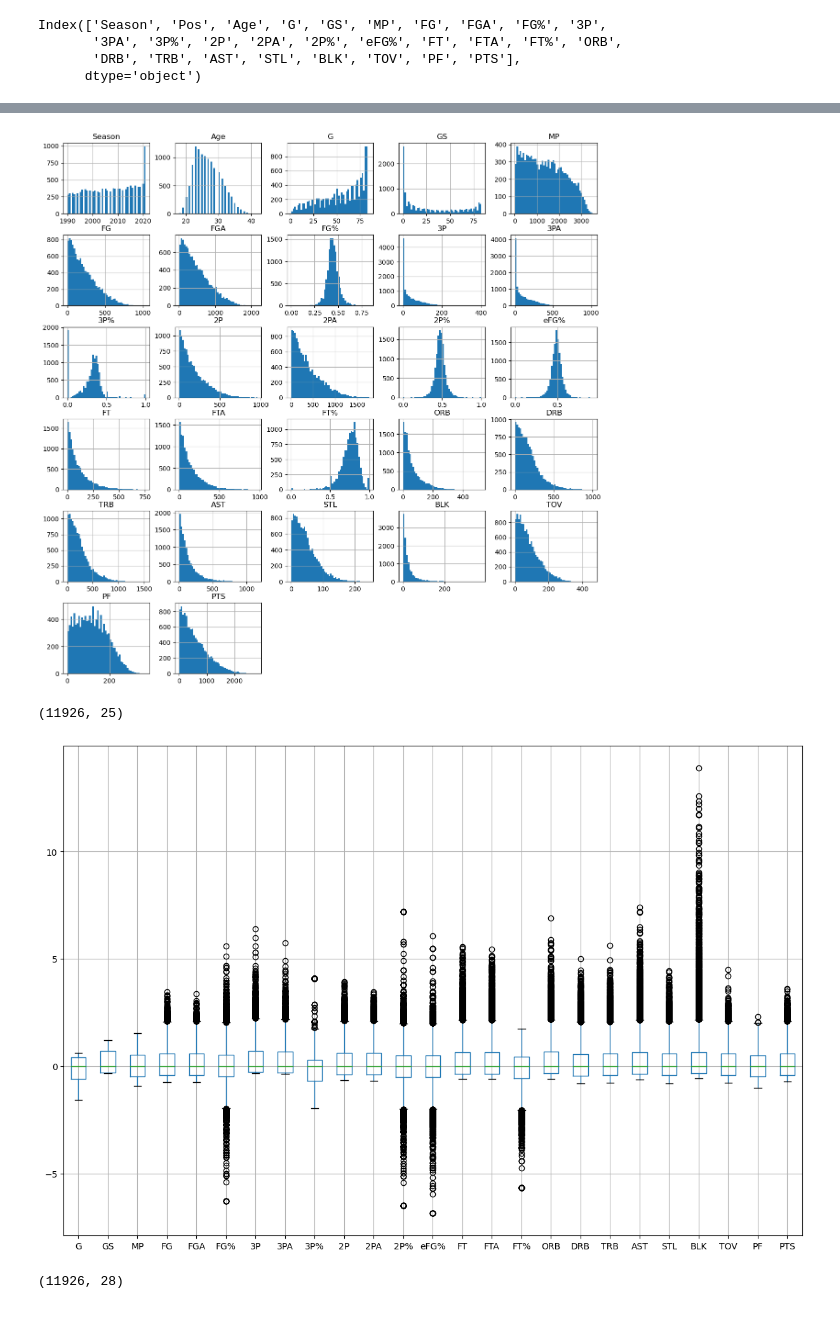
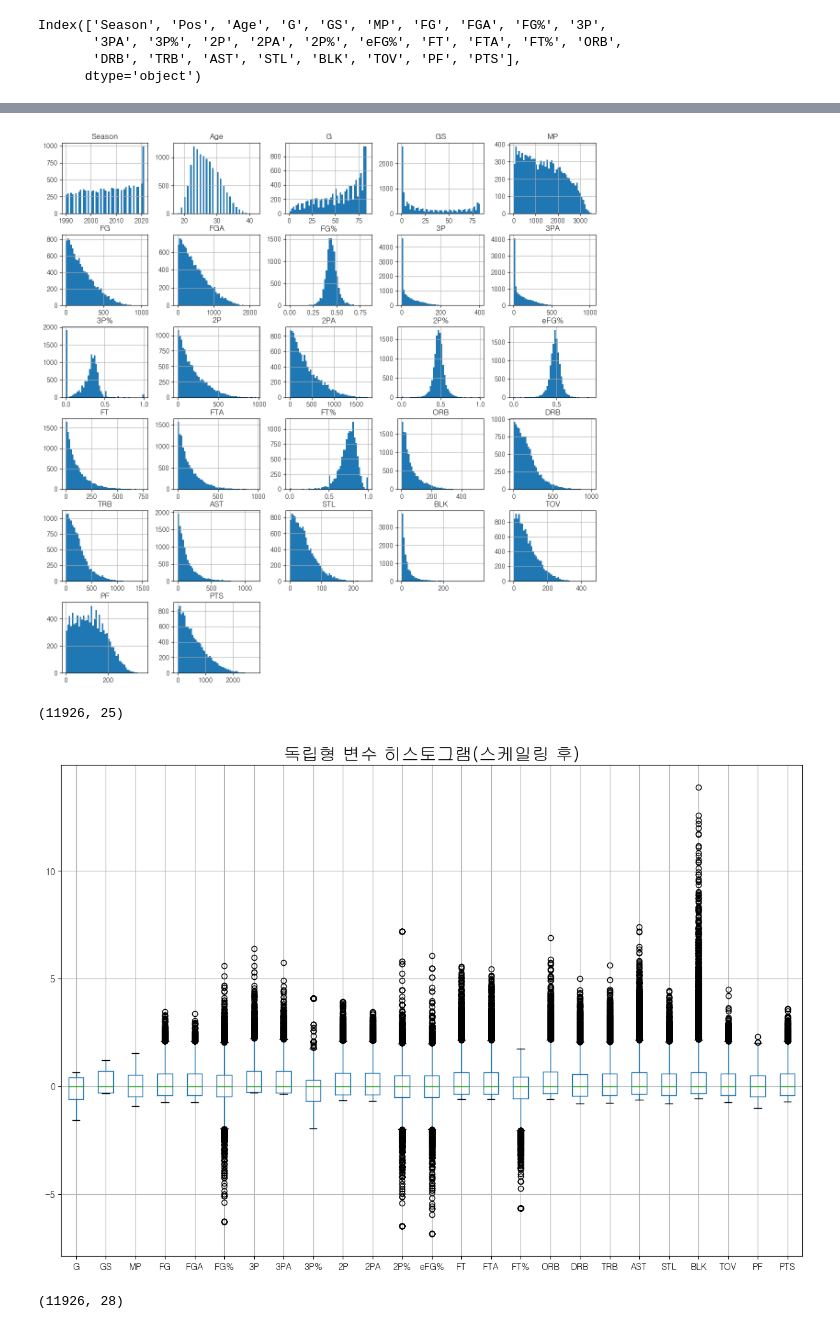
Before and after one commit to sangchun1/nba_salary, a Jupyter notebook: preprocess.ipynb, the cells around one changed output, grey strips where cells are left out. Saved outputs shown, nothing was run; the diff lists cells and outputs as text; code cells hidden in the pictures.

```diff
--- a/preprocess.ipynb
+++ b/preprocess.ipynb
@@ -53,3 +48,15 @@ import numpy as np
+# %%
+import pandas as pd
+import numpy as np
+import matplotlib as mpl
+import matplotlib.pyplot as plt
+import dataframe_image as dfi
+
+# 그래프에서 마이너스 폰트 깨지는 문제에 대한 대처
+mpl.rcParams['axes.unicode_minus'] = False
+
+# 폰트 지정하기
+plt.rcParams['font.family'] = 'gulim'
 # %%
 # 선수기록
 df_stat = pd.read_csv("c:/data/nba/NBA Player Stats(1950 - 2022).csv")
@@ -289,10 +296,11 @@ plt.show()
 df1X.hist(column=['Season', 'Age','G', 'GS', 'MP', 'FG', 'FGA',
        'FG%', '3P', '3PA', '3P%', '2P', '2PA', '2P%', 'eFG%', 'FT', 'FTA',
        'FT%', 'ORB', 'DRB', 'TRB', 'AST', 'STL', 'BLK', 'TOV', 'PF', 'PTS'], bins=50, figsize=(15, 15))
-# plt.title()
+plt.title('독립형 변수 히스토그램(스케일링 전)', fontsize=20)
+plt.savefig('./plot/독립형 변수 히스토그램(스케일링 전).png')
 plt.show()
 # %% [output]
-[figure, old version]
+[figure, new version]
 # %%
 # 컬럼 순서 바꾸기
 df1X = df1X[['Season', 'Pos', 'Age', 'G', 'GS', 'MP', 'FG', 'FGA',
@@ -313,10 +321,11 @@ df1X2.shape
 # %%
 # 스케일링 후의 박스플롯
 df1X2.boxplot(figsize=(15, 10))
-# plt.title()
+plt.title('독립형 변수 히스토그램(스케일링 후)', fontsize=20)
+plt.savefig('./plot/독립형 변수 히스토그램(스케일링 후).png')
 plt.show()
 # %% [output]
-[figure, old version]
+[figure, new version]
 # %%
 # 독립형 변수 합치기
 df1X = pd.concat([df1X1, df1X2], axis=1)
```
Also changed, not shown: parts of 3 cells of this notebook, 10 other files.
